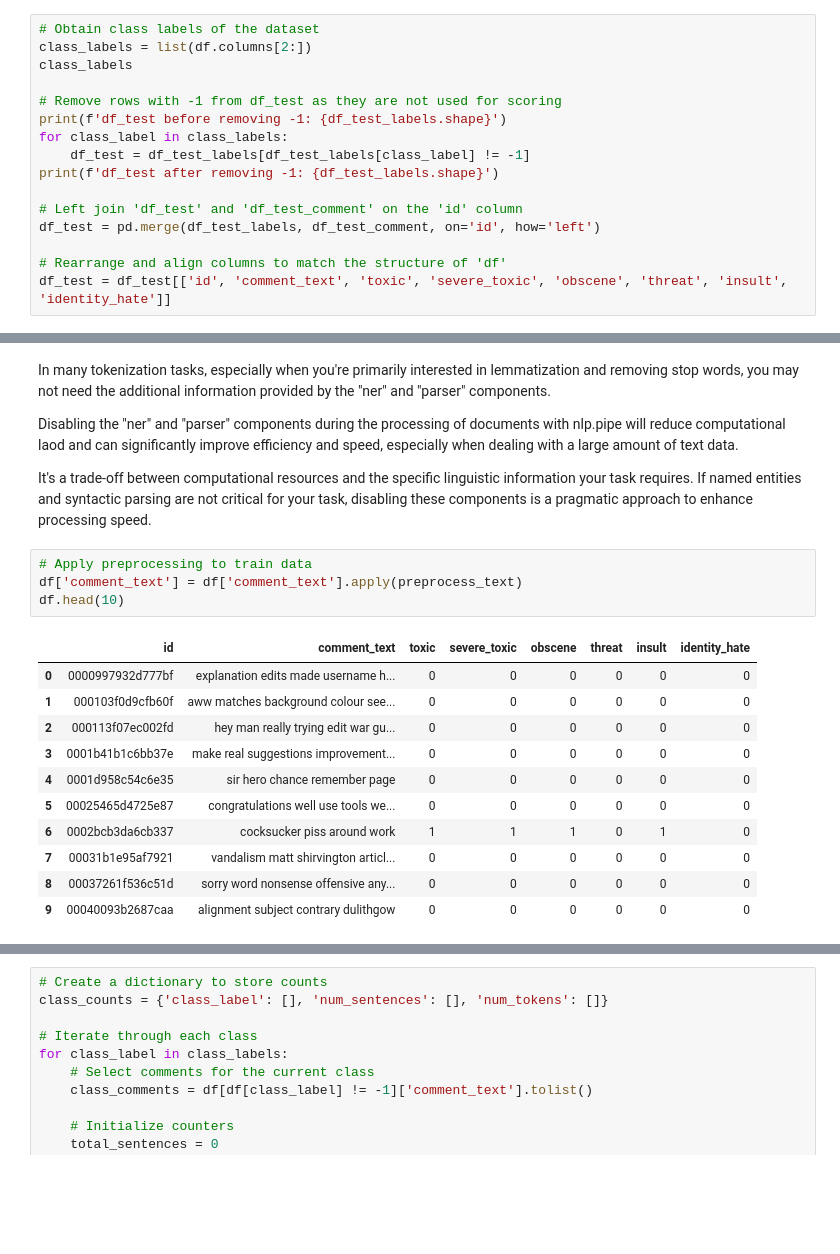
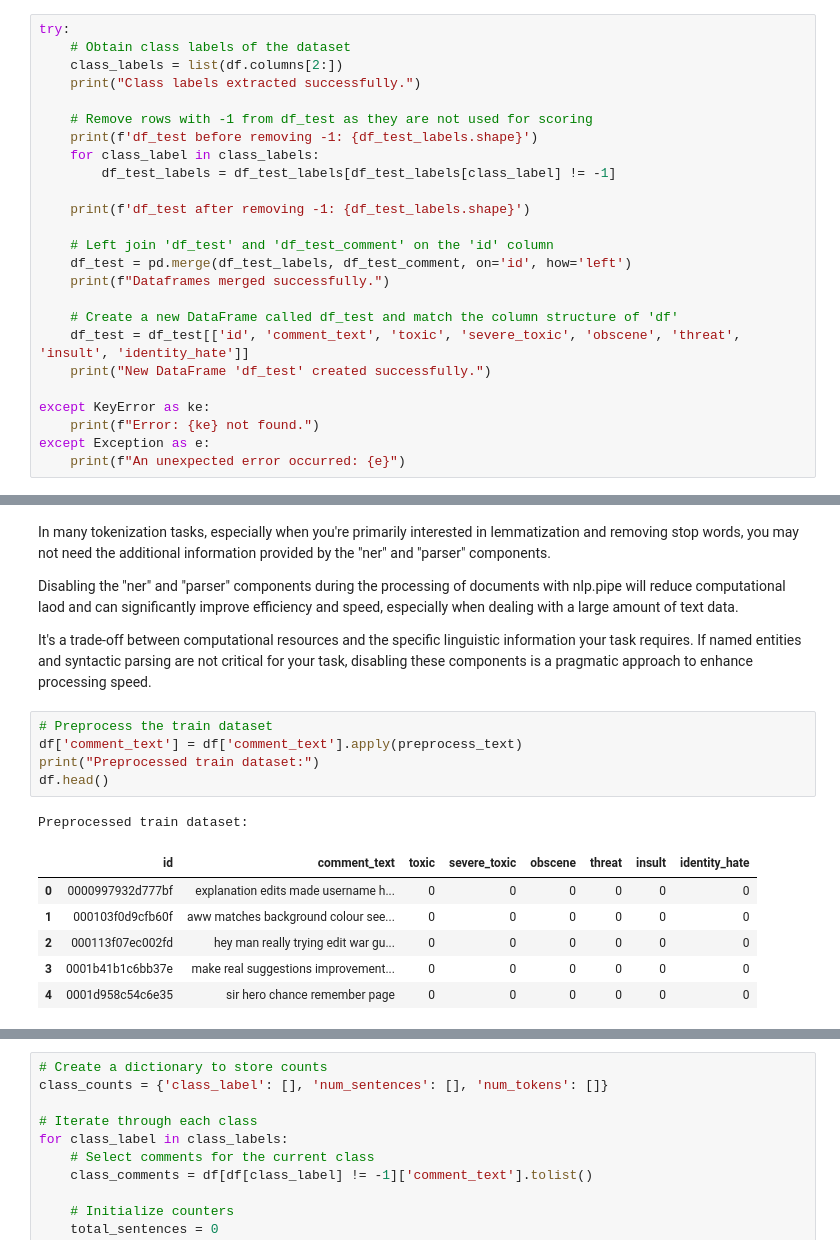
Before and after one commit to AndyH96/csck507, a Jupyter notebook: hate_comment_classifier.ipynb, the cells around one changed output, grey strips where cells are left out. Cells and saved outputs as stored; diff of their text form; blank space fills up the shorter version.

```diff
--- a/hate_comment_classifier.ipynb
+++ b/hate_comment_classifier.ipynb
@@ -115,19 +116,28 @@ The table dimensions are: (159571, 8)
 # %% [markdown]
 ### Aligning Train and Test Datasets
 # %%
-# Obtain class labels of the dataset
-class_labels = list(df.columns[2:])
-class_labels
+try:
+    # Obtain class labels of the dataset
+    class_labels = list(df.columns[2:])
+    print("Class labels extracted successfully.")
 
-# Remove rows with -1 from df_test as they are not used for scoring
-print(f'df_test before removing -1: {df_test_labels.shape}')
-for class_label in class_labels:
-    df_test = df_test_labels[df_test_labels[class_label] != -1]
-print(f'df_test after removing -1: {df_test_labels.shape}')
+    # Remove rows with -1 from df_test as they are not used for scoring
+    print(f'df_test before removing -1: {df_test_labels.shape}')
+    for class_label in class_labels:
+        df_test_labels = df_test_labels[df_test_labels[class_label] != -1]
 
-# Left join 'df_test' and 'df_test_comment' on the 'id' column
-df_test = pd.merge(df_test_labels, df_test_comment, on='id', how='left')
+    print(f'df_test after removing -1: {df_test_labels.shape}')
 
-# Rearrange and align columns to match the structure of 'df'
-df_test = df_test[['id', 'comment_text', 'toxic', 'severe_toxic', 'obscene', 'threat', 'insult', 'identity_hate']]
+    # Left join 'df_test' and 'df_test_comment' on the 'id' column
+    df_test = pd.merge(df_test_labels, df_test_comment, on='id', how='left')
+    print(f"Dataframes merged successfully.")
+
+    # Create a new DataFrame called df_test and match the column structure of 'df'
+    df_test = df_test[['id', 'comment_text', 'toxic', 'severe_toxic', 'obscene', 'threat', 'insult', 'identity_hate']]
+    print("New DataFrame 'df_test' created successfully.")
+
+except KeyError as ke:
+    print(f"Error: {ke} not found.")
+except Exception as e:
+    print(f"An unexpected error occurred: {e}")
 # %% [output]
@@ -209,18 +206,15 @@ Disabling the "ner" and "parser" components during the processing of documents w
 
 It's a trade-off between computational resources and the specific linguistic information your task requires. If named entities and syntactic parsing are not critical for your task, disabling these components is a pragmatic approach to enhance processing speed.
 # %%
-# Apply preprocessing to train data
+# Preprocess the train dataset
 df['comment_text'] = df['comment_text'].apply(preprocess_text)
-df.head(10)
+print("Preprocessed train dataset:")
+df.head()
 # %% [output]
+Preprocessed train dataset:
 |  | id | comment_text | toxic | severe_toxic | obscene | threat | insult | identity_hate |
 | 0 | 0000997932d777bf | explanation edits made username h... | 0 | 0 | 0 | 0 | 0 | 0 |
 | 1 | 000103f0d9cfb60f | aww matches background colour see... | 0 | 0 | 0 | 0 | 0 | 0 |
 | 2 | 000113f07ec002fd | hey man really trying edit war gu... | 0 | 0 | 0 | 0 | 0 | 0 |
 | 3 | 0001b41b1c6bb37e | make real suggestions improvement... | 0 | 0 | 0 | 0 | 0 | 0 |
 | 4 | 0001d958c54c6e35 | sir hero chance remember page | 0 | 0 | 0 | 0 | 0 | 0 |
-| 5 | 00025465d4725e87 | congratulations well use tools we... | 0 | 0 | 0 | 0 | 0 | 0 |
-| 6 | 0002bcb3da6cb337 | cocksucker piss around work | 1 | 1 | 1 | 0 | 1 | 0 |
-| 7 | 00031b1e95af7921 | vandalism matt shirvington articl... | 0 | 0 | 0 | 0 | 0 | 0 |
-| 8 | 00037261f536c51d | sorry word nonsense offensive any... | 0 | 0 | 0 | 0 | 0 | 0 |
-| 9 | 00040093b2687caa | alignment subject contrary dulithgow | 0 | 0 | 0 | 0 | 0 | 0 |
```
Also changed, not shown: parts of 22 cells of this notebook.
